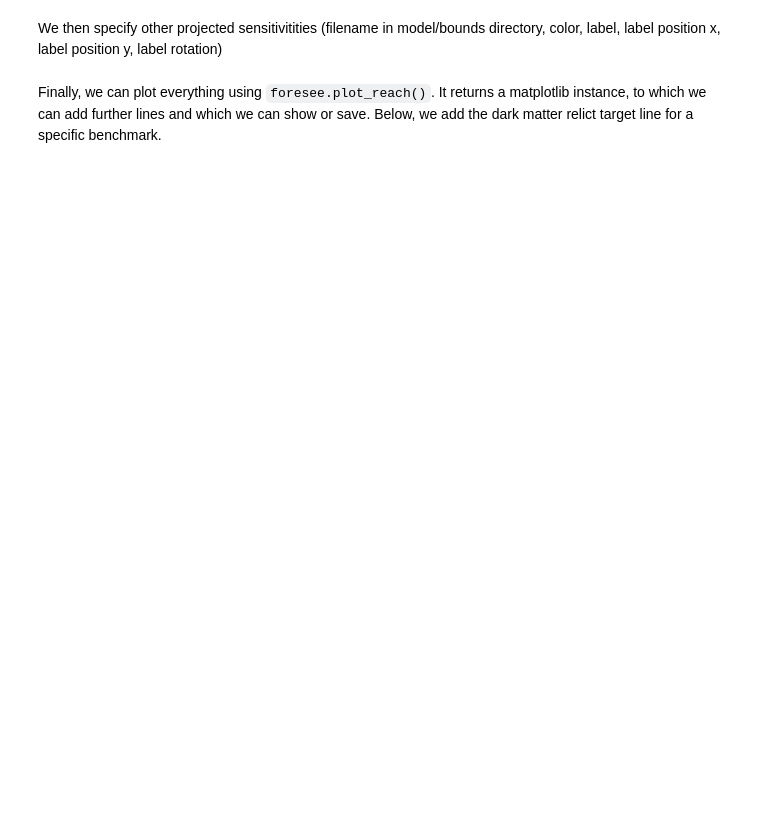
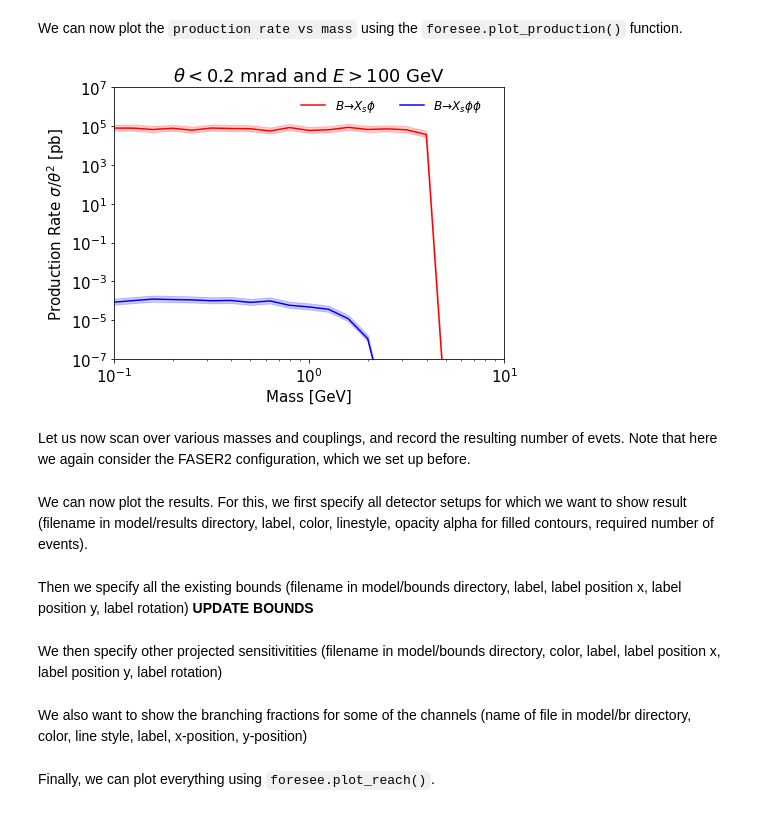
Before and after one commit to KlingFelix/FORESEE, a Jupyter notebook: Models/DarkHiggs/DarkHiggs.ipynb, the cells around one changed output. Cells and saved outputs as stored; diff of their text form; code cells hidden in the pictures; blank space fills up the shorter version.

```diff
--- a/Models/DarkHiggs/DarkHiggs.ipynb
+++ b/Models/DarkHiggs/DarkHiggs.ipynb
@@ -298,0 +252,5 @@ Then we specify all the existing bounds (filename in model/bounds directory, lab
+# %%
+masses=[round(x,5) for x in np.logspace(-1,1,20+1)]
+couplings = np.logspace(-6,-2,41)
+
+for mass in masses: foresee.get_llp_spectrum(mass=mass,coupling=1)
@@ -298,0 +275,25 @@ Then we specify all the existing bounds (filename in model/bounds directory, lab
+# %% [markdown]
+We can now plot the `production rate vs mass` using the `foresee.plot_production()` function.
+# %%
+productions=[
+     {"channels": ["511","-511","521","-521"]             , "color": "red"  , "label": r"$B \to X_s \phi$"      , "generators": ["NLO-P8","NLO-P8-Max","NLO-P8-Min"]},
+     {"channels": ["511_di","-511_di","521_di","-521_di"] , "color": "blue" , "label": r"$B \to X_s \phi\phi$"  , "generators": ["NLO-P8","NLO-P8-Max","NLO-P8-Min"]},
+]
+
+plot=foresee.plot_production(
+    masses = masses,
+    productions = productions,
+    energy=energy,
+    condition="logth<-3.7 and logp>2",
+    xlims=[0.1,10],ylims=[1e-7,1e7],
+    xlabel=r"Mass [GeV]",
+    ylabel=r"Production Rate $\sigma/\theta^2$ [pb]",
+    title=r"$\theta < 0.2$ mrad and $E > 100$ GeV",
+    legendloc=(0.97,1),
+    fs_label=12,
+    ncol=2,
+)
+# %% [output]
+[figure, added]
+# %% [markdown]
+Let us now scan over various masses and couplings, and record the resulting number of evets. Note that here we again consider the FASER2 configuration, which we set up before.
@@ -298,0 +312,2 @@ Then we specify all the existing bounds (filename in model/bounds directory, lab
+# %% [markdown]
+We can now plot the results. For this, we first specify all detector setups for which we want to show result (filename in model/results directory, label, color, linestyle, opacity alpha for filled contours, required number of events).
@@ -299,3 +320,5 @@ Then we specify all the existing bounds (filename in model/bounds directory, lab
+# %% [markdown]
+Then we specify all the existing bounds (filename in model/bounds directory, label, label position x, label position y, label rotation) **UPDATE BOUNDS**
 # %%
 bounds = [
     ["bounds_1508.04094.txt", "LHCb $B^0$"  , 0.430, 0.001, 90 ],
@@ -317,5 +340,5 @@ projections = [
     ["limits_CodexB.txt",     "deepskyblue",  "CodexB"  , 1.700, 2.0*10**-5, 0  ],
     ["limits_LHCb.txt",       "cyan",         "LHCb"    , 3.800, 1.0*10**-4, 0  ],
 ]
-# %% [markdown]
-Finally, we can plot everything using `foresee.plot_reach()`. It returns a matplotlib instance, to which we can add further lines and which we can show or save. Below, we add the dark matter relict target line for a specific benchmark.
+# %% [markdown]
+We also want to show the branching fractions for some of the channels (name of file in model/br directory, color, line style, label, x-position, y-position)
@@ -322 +356,3 @@ Finally, we can plot everything using `foresee.plot_reach()`. It returns a matpl
+# %% [markdown]
+Finally, we can plot everything using `foresee.plot_reach()`.
 # %%
```
Also changed, not shown: parts of 78 cells of this notebook, 1 other file.
